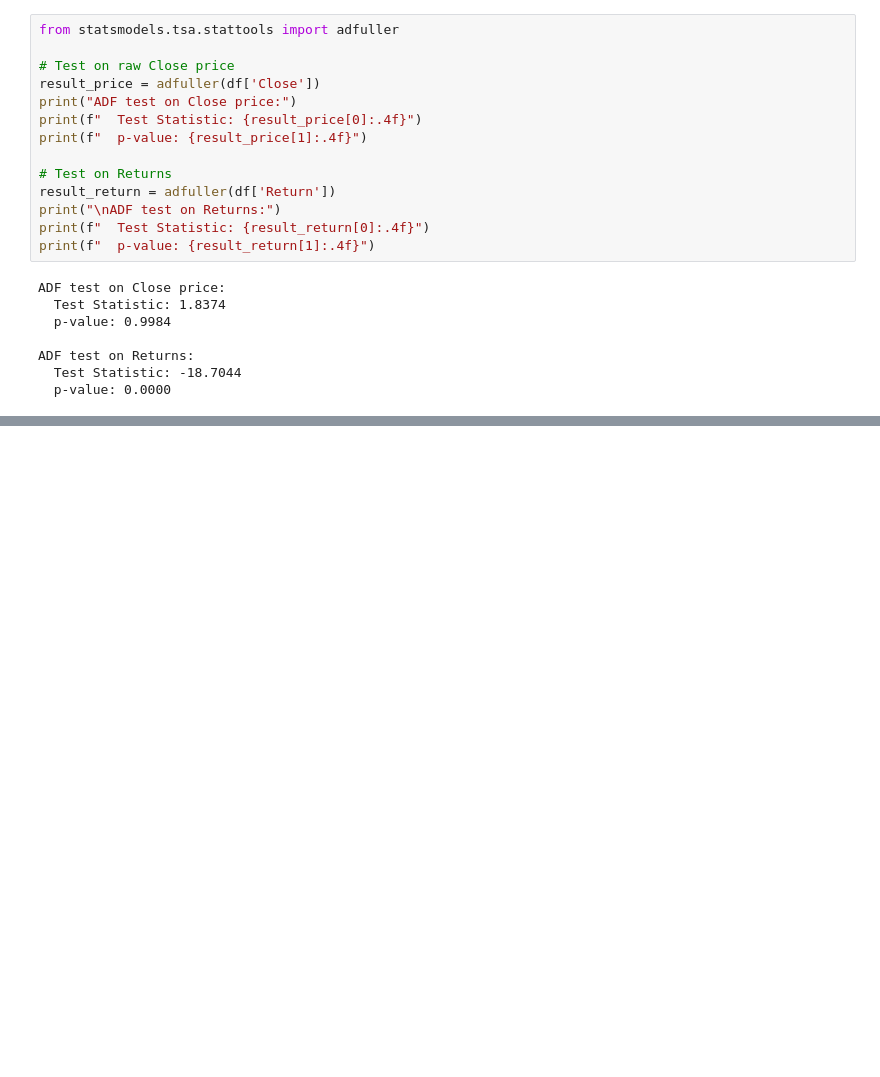
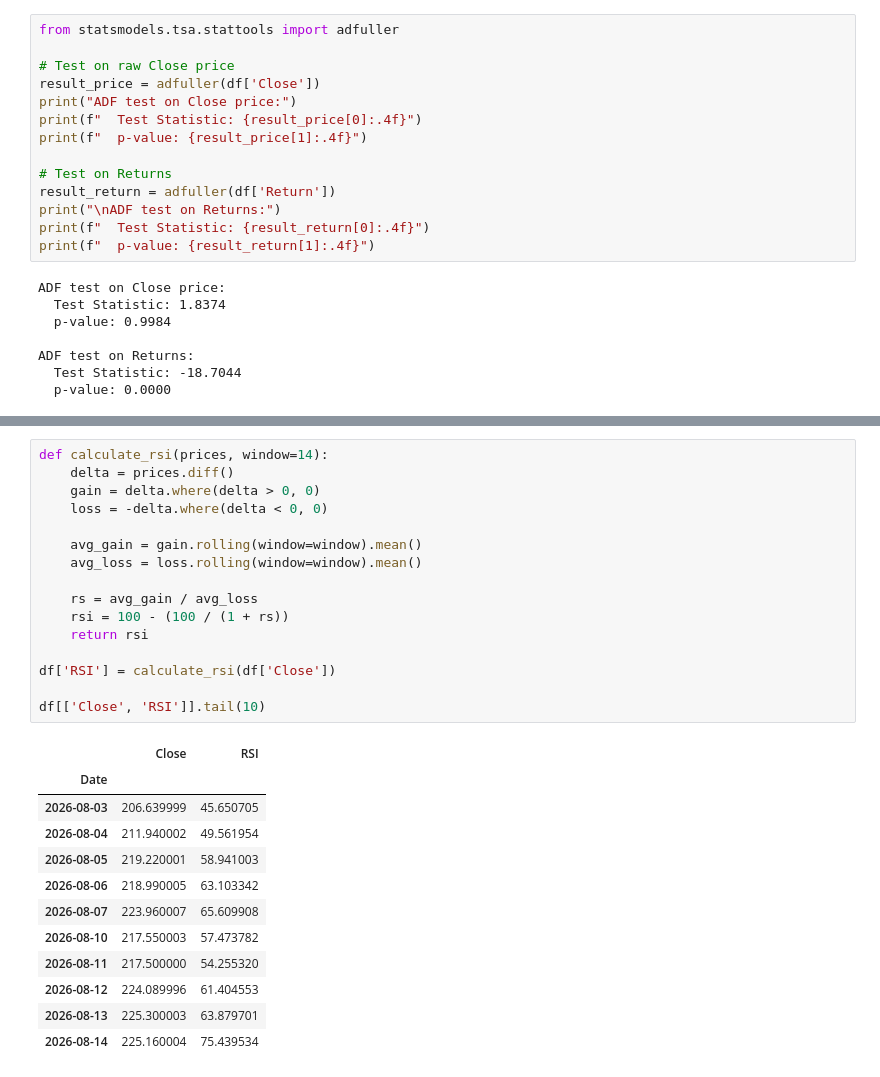
Before and after one commit to YashBhangale216/Stock-Price-Prediction-Financial-Modeling, a Jupyter notebook: eda.ipynb, the cells around one changed output, grey strips where cells are left out. Saved outputs shown, nothing was run; the diff lists cells and outputs as text; blank space fills up the shorter version.

```diff
--- a/eda.ipynb
+++ b/eda.ipynb
@@ -103,0 +124,29 @@ ADF test on Returns:
+# %%
+def calculate_rsi(prices, window=14):
+    delta = prices.diff()
+    gain = delta.where(delta > 0, 0)
+    loss = -delta.where(delta < 0, 0)
+
+    avg_gain = gain.rolling(window=window).mean()
+    avg_loss = loss.rolling(window=window).mean()
+
+    rs = avg_gain / avg_loss
+    rsi = 100 - (100 / (1 + rs))
+    return rsi
+
+df['RSI'] = calculate_rsi(df['Close'])
+
+df[['Close', 'RSI']].tail(10)
+# %% [output]
+|  | Close | RSI |
+| Date |  |  |
+| 2026-08-03 | 206.639999 | 45.650705 |
+| 2026-08-04 | 211.940002 | 49.561954 |
+| 2026-08-05 | 219.220001 | 58.941003 |
+| 2026-08-06 | 218.990005 | 63.103342 |
+| 2026-08-07 | 223.960007 | 65.609908 |
+| 2026-08-10 | 217.550003 | 57.473782 |
+| 2026-08-11 | 217.500000 | 54.255320 |
+| 2026-08-12 | 224.089996 | 61.404553 |
+| 2026-08-13 | 225.300003 | 63.879701 |
+| 2026-08-14 | 225.160004 | 75.439534 |
```
Also changed, not shown: parts of 7 cells of this notebook.
